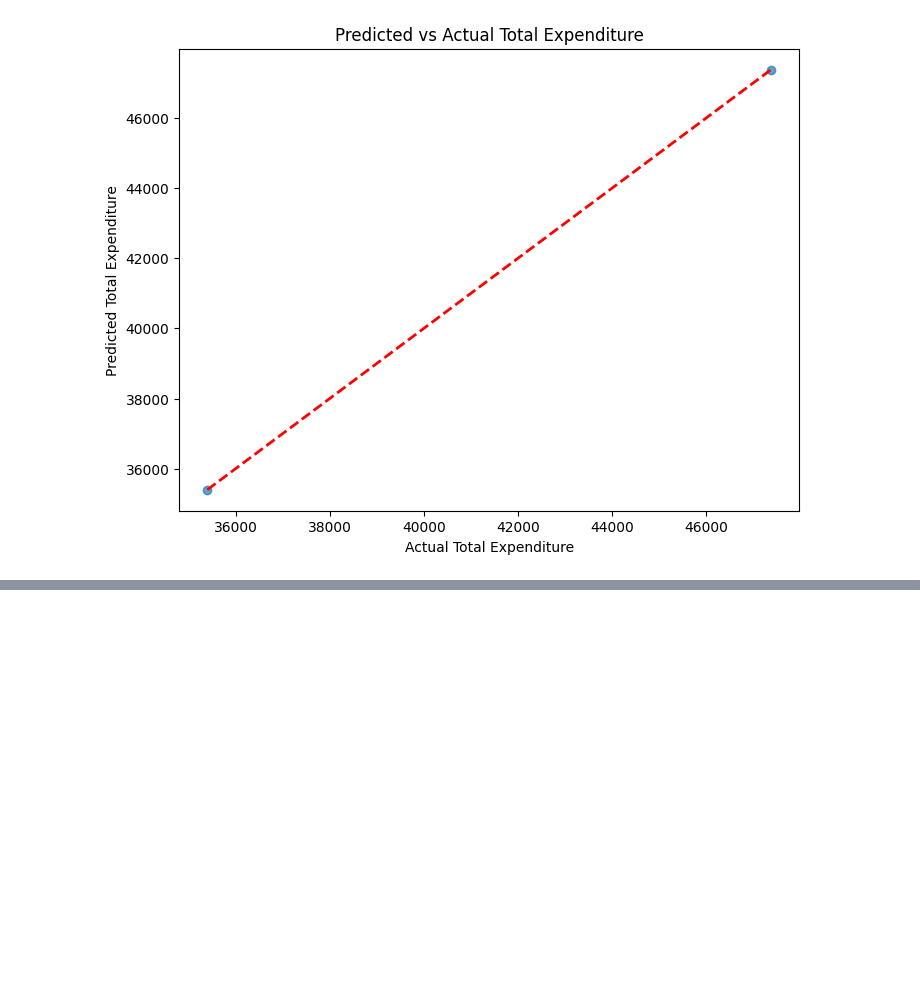
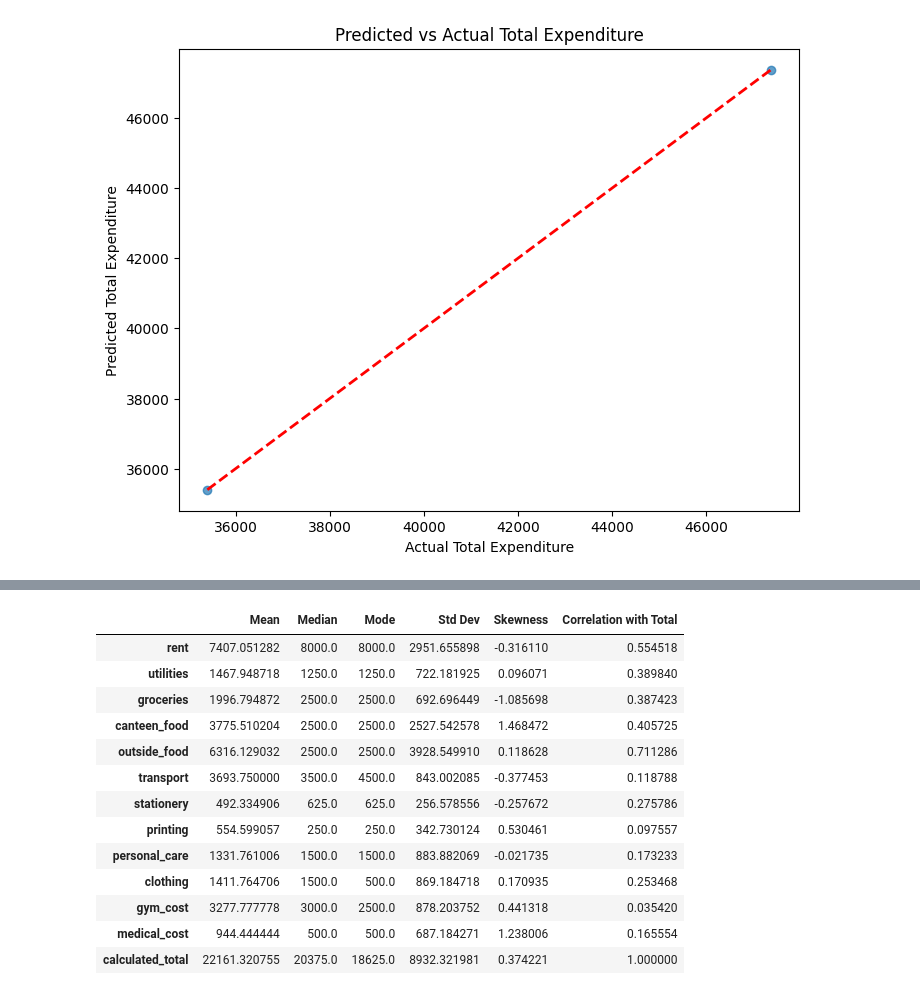
Before and after one commit to Pasindu115530/Static-Project, a Jupyter notebook: test.ipynb, the cells around one changed output, grey strips where cells are left out. Drawn from its saved outputs; the diff is of its cells as text; code cells hidden in the pictures; blank space fills up the shorter version.

```diff
--- a/test.ipynb
+++ b/test.ipynb
@@ -755,0 +887,64 @@ Regression Coefficients:
+# %%
+import pandas as pd
+import numpy as np
+from scipy.stats import skew, mode
+
+# Safe mode function
+def safe_mode(series):
+    if len(series) == 0:
+        return None
+    m = mode(series, keepdims=True)
+    if hasattr(m, "mode") and len(m.mode) > 0:
+        return m.mode[0]
+    else:
+        return m[0] if isinstance(m, (list, np.ndarray)) else m
+
+# Select numeric expense columns
+expense_cols_existing = [col for col in expense_cols if col in df.columns]
+
+# Ensure 'calculated_total' exists
+if "calculated_total" not in df.columns:
+    df["calculated_total"] = df[expense_cols_existing].sum(axis=1)
+
+# Include calculated_total in analysis
+all_cols = expense_cols_existing + ["calculated_total"]
+
+# Initialize summary dictionary
+summary_dict = {
+    "Mean": [],
+    "Median": [],
+    "Mode": [],
+    "Std Dev": [],
+    "Skewness": [],
+    "Correlation with Total": []
+}
+
+for col in all_cols:
+    data = df[col].dropna()
+    summary_dict["Mean"].append(data.mean())
+    summary_dict["Median"].append(data.median())
+    summary_dict["Mode"].append(safe_mode(data))
+    summary_dict["Std Dev"].append(data.std())
+    summary_dict["Skewness"].append(skew(data))
+    summary_dict["Correlation with Total"].append(data.corr(df["calculated_total"]))
+
+# Create summary DataFrame
+summary_df = pd.DataFrame(summary_dict, index=all_cols)
+
+# Display the table
+display(summary_df)
+# %% [output]
+|  | Mean | Median | Mode | Std Dev | Skewness | Correlation with Total |
+| rent | 7407.051282 | 8000.0 | 8000.0 | 2951.655898 | -0.316110 | 0.554518 |
+| utilities | 1467.948718 | 1250.0 | 1250.0 | 722.181925 | 0.096071 | 0.389840 |
+| groceries | 1996.794872 | 2500.0 | 2500.0 | 692.696449 | -1.085698 | 0.387423 |
+| canteen_food | 3775.510204 | 2500.0 | 2500.0 | 2527.542578 | 1.468472 | 0.405725 |
+| outside_food | 6316.129032 | 2500.0 | 2500.0 | 3928.549910 | 0.118628 | 0.711286 |
+| transport | 3693.750000 | 3500.0 | 4500.0 | 843.002085 | -0.377453 | 0.118788 |
+| stationery | 492.334906 | 625.0 | 625.0 | 256.578556 | -0.257672 | 0.275786 |
+| printing | 554.599057 | 250.0 | 250.0 | 342.730124 | 0.530461 | 0.097557 |
+| personal_care | 1331.761006 | 1500.0 | 1500.0 | 883.882069 | -0.021735 | 0.173233 |
+| clothing | 1411.764706 | 1500.0 | 500.0 | 869.184718 | 0.170935 | 0.253468 |
+| gym_cost | 3277.777778 | 3000.0 | 2500.0 | 878.203752 | 0.441318 | 0.035420 |
+| medical_cost | 944.444444 | 500.0 | 500.0 | 687.184271 | 1.238006 | 0.165554 |
+| calculated_total | 22161.320755 | 20375.0 | 18625.0 | 8932.321981 | 0.374221 | 1.000000 |
```
Also changed, not shown: parts of 2 cells of this notebook.
